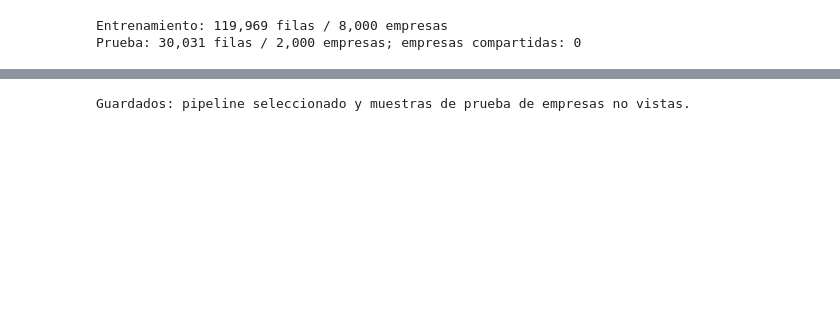
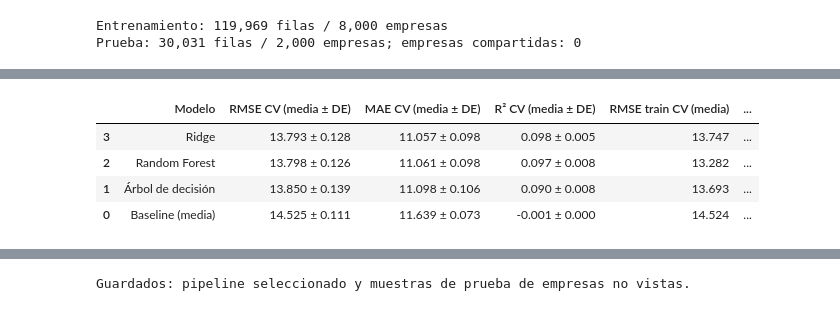
Before and after one commit to TaniaGorosito/aa-2026-entorno, a Jupyter notebook: proyecto_equipo/notebooks/05_regresion.ipynb, the cells around one changed output, grey strips where cells are left out. Saved outputs shown, nothing was run; the diff lists cells and outputs as text; code cells hidden in the pictures; blank space fills up the shorter version.

Commit message:
Completa análisis de regresión y clasificación TP2 TP3

```diff
--- a/proyecto_equipo/notebooks/05_regresion.ipynb
+++ b/proyecto_equipo/notebooks/05_regresion.ipynb
@@ -94,42 +94,100 @@ def crear_preprocesador():
         ("cat", preparador_categorico, columnas_categoricas),
     ], remainder="drop")
 # %%
-# Línea base: predice la media del conjunto de entrenamiento.
+# La línea base es la media. Ridge ajusta alpha con GroupKFold; el conjunto test queda intacto.
 pipe_dummy = Pipeline([("modelo", DummyRegressor(strategy="mean"))])
-pipe_dummy.fit(X_train, y_train)
-
-# Ridge: se ajusta alpha mediante validación cruzada agrupada; el test queda reservado.
 cv_agrupado = GroupKFold(n_splits=5)
+grilla_alpha = [0.001, 0.01, 0.1, 1, 10, 25, 50, 100, 200, 350, 500, 1_000, 2_500, 5_000, 10_000]
 pipe_ridge = Pipeline([
     ("prepro", crear_preprocesador()),
     ("modelo", Ridge()),
 ])
 grid_ridge = GridSearchCV(
     pipe_ridge,
-    param_grid={"modelo__alpha": [1.0, 10.0, 50.0, 100.0, 200.0]},
+    param_grid={"modelo__alpha": grilla_alpha},
     cv=cv_agrupado,
     scoring="neg_root_mean_squared_error",
     n_jobs=1,
+    return_train_score=True,
     refit=True,
 )
 grid_ridge.fit(X_train, y_train, groups=grupos_train)
 mejor_ridge = grid_ridge.best_estimator_
 print(f"Mejor alpha Ridge: {grid_ridge.best_params_['modelo__alpha']}")
-print(f"RMSE medio en CV agrupada: {-grid_ridge.best_score_:.3f} puntos")
+print(f"RMSE medio de Ridge en GroupKFold: {-grid_ridge.best_score_:.3f} puntos")
 
-# Árbol podado y Random Forest acotado para controlar complejidad y varianza.
+# El árbol limita profundidad y exige hojas de 50 filas para evitar reglas muy específicas.
 pipe_tree = Pipeline([
     ("prepro", crear_preprocesador()),
     ("modelo", DecisionTreeRegressor(max_depth=6, min_samples_leaf=50, random_state=SEMILLA)),
 ])
-pipe_tree.fit(X_train, y_train)
+# El bosque usa 100 árboles para estabilizar el ensamble; profundidad 10 y hojas de 20
+# contienen la varianza y el costo computacional. Se mantienen fijos para comparar familias.
 pipe_rf = Pipeline([
     ("prepro", crear_preprocesador()),
     ("modelo", RandomForestRegressor(
         n_estimators=100, max_depth=10, min_samples_leaf=20,
-        random_state=SEMILLA, n_jobs=2,
+        random_state=SEMILLA, n_jobs=1,
     )),
 ])
+
+# GroupKFold estima media y desvío en todos los modelos sobre empresas no vistas en cada fold.
+# Ridge ya se evaluó con la misma partición dentro de GridSearchCV; sus scores por fold se recuperan
+# del alpha seleccionado para que la tabla cubra también esa búsqueda.
+scoring_reg = {"RMSE": "neg_root_mean_squared_error", "MAE": "neg_mean_absolute_error", "R2": "r2"}
+cv_estimadores = {
+    "Baseline (media)": pipe_dummy,
+    "Ridge": mejor_ridge,
+    "Árbol de decisión": pipe_tree,
+    "Random Forest": pipe_rf,
+}
+resultados_cv = {}
+for nombre in ["Baseline (media)", "Árbol de decisión", "Random Forest"]:
+    resultados_cv[nombre] = cross_validate(
+        cv_estimadores[nombre], X_train, y_train, groups=grupos_train,
+        cv=cv_agrupado, scoring=scoring_reg, return_train_score=True, n_jobs=1,
+    )
+idx_alpha = grid_ridge.best_index_
+folds = cv_agrupado.get_n_splits(X_train, y_train, grupos_train)
+resultados_cv["Ridge"] = {
+    "test_RMSE": np.array([grid_ridge.cv_results_[f"split{i}_test_score"][idx_alpha] for i in range(folds)]),
+    "train_RMSE": np.array([grid_ridge.cv_results_[f"split{i}_train_score"][idx_alpha] for i in range(folds)]),
+}
+# GridSearchCV no devuelve MAE ni R²; se estiman para Ridge con cross_validate y alpha fijo elegido.
+cv_ridge_fijo = cross_validate(
+    mejor_ridge, X_train, y_train, groups=grupos_train, cv=cv_agrupado,
+    scoring=scoring_reg, return_train_score=True, n_jobs=1,
+)
+resultados_cv["Ridge"].update({k: cv_ridge_fijo[k] for k in ["test_MAE", "train_MAE", "test_R2", "train_R2"]})
+# Completar las métricas de las demás familias y consolidar media ± desvío estándar.
+filas_cv = []
+for nombre, r in resultados_cv.items():
+    if nombre != "Ridge":
+        # Convertir el signo negativo de los scorers de error a unidades positivas.
+        test_rmse, train_rmse = -r["test_RMSE"], -r["train_RMSE"]
+        test_mae, train_mae = -r["test_MAE"], -r["train_MAE"]
+        test_r2, train_r2 = r["test_R2"], r["train_R2"]
+    else:
+        test_rmse, train_rmse = -r["test_RMSE"], -r["train_RMSE"]
+        test_mae, train_mae = -r["test_MAE"], -r["train_MAE"]
+        test_r2, train_r2 = r["test_R2"], r["train_R2"]
+    filas_cv.append({
+        "Modelo": nombre,
+        "RMSE CV (media ± DE)": f"{test_rmse.mean():.3f} ± {test_rmse.std(ddof=1):.3f}",
+        "MAE CV (media ± DE)": f"{test_mae.mean():.3f} ± {test_mae.std(ddof=1):.3f}",
+        "R² CV (media ± DE)": f"{test_r2.mean():.3f} ± {test_r2.std(ddof=1):.3f}",
+        "RMSE train CV (media)": round(train_rmse.mean(), 3),
+        "RMSE validación CV (media)": round(test_rmse.mean(), 3),
+        "Brecha RMSE CV": round(test_rmse.mean() - train_rmse.mean(), 3),
+        "RMSE CV media numérica": test_rmse.mean(),
+    })
+df_cv_modelos = pd.DataFrame(filas_cv).sort_values("RMSE CV media numérica")
+display(df_cv_modelos.drop(columns="RMSE CV media numérica"))
+df_cv_modelos.drop(columns="RMSE CV media numérica").to_csv(SALIDAS / "validacion_cruzada_tp2.csv", index=False)
+
+# Ajustar los modelos en todo train para comparar después, una sola vez, en el hold-out.
+pipe_dummy.fit(X_train, y_train)
+pipe_tree.fit(X_train, y_train)
 pipe_rf.fit(X_train, y_train)
-print("Ridge, árbol de decisión y Random Forest entrenados.")
+print("Modelos listos; la selección se hará por RMSE medio de CV, no mirando el test.")
 # %% [output]
@@ -138,0 +196,5 @@ Ridge, árbol de decisión y Random Forest entrenados.
+|  | Modelo | RMSE CV (media ± DE) | MAE CV (media ± DE) | R² CV (media ± DE) | RMSE train CV (media) | ... |
+| 3 | Ridge | 13.793 ± 0.128 | 11.057 ± 0.098 | 0.098 ± 0.005 | 13.747 | ... |
+| 2 | Random Forest | 13.798 ± 0.126 | 11.061 ± 0.098 | 0.097 ± 0.008 | 13.282 | ... |
+| 1 | Árbol de decisión | 13.850 ± 0.139 | 11.098 ± 0.106 | 0.090 ± 0.008 | 13.693 | ... |
+| 0 | Baseline (media) | 14.525 ± 0.111 | 11.639 ± 0.073 | -0.001 ± 0.000 | 14.524 | ... |
```
Also changed, not shown: parts of 5 cells of this notebook, 2 other files.
